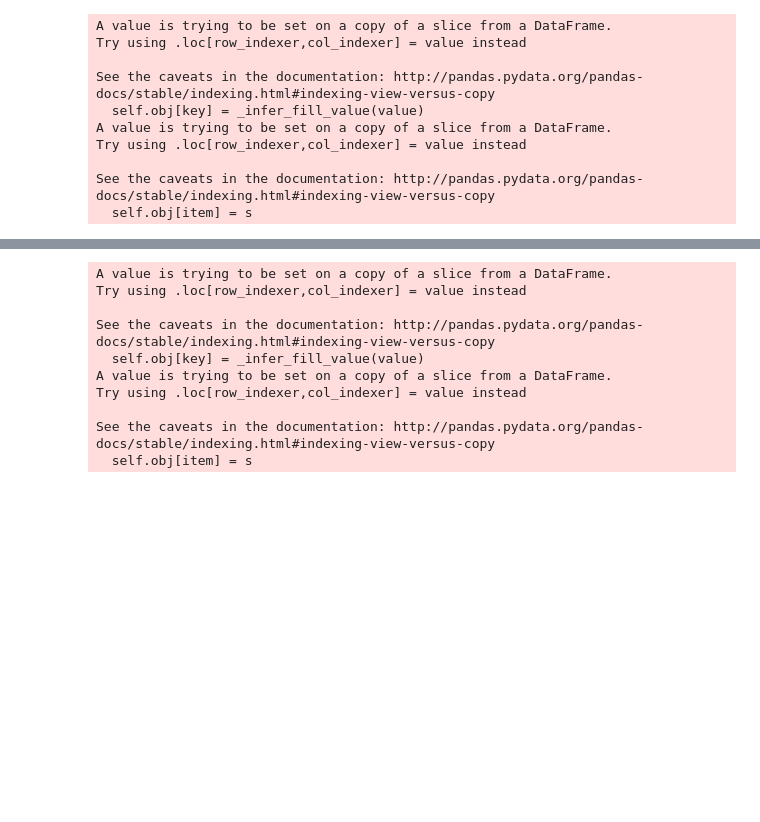
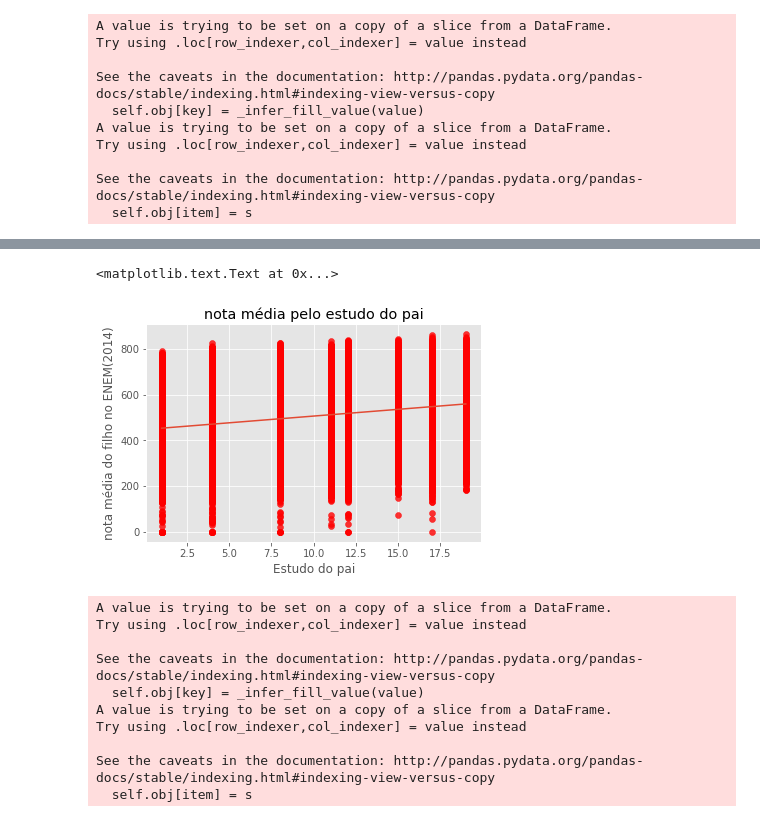
Before and after one commit to manucirne/Projeto3_CD, a Jupyter notebook: Projeto3 - Manoela Campos.ipynb, the cells around one changed output, grey strips where cells are left out. Cells and saved outputs as stored; diff of their text form; code cells hidden in the pictures; blank space fills up the shorter version.

```diff
--- a/Projeto3 - Manoela Campos.ipynb
+++ b/Projeto3 - Manoela Campos.ipynb
@@ -472,3 +427,12 @@ See the caveats in the documentation: http://pandas.pydata.org/pandas-docs/stabl
+# %%
+plt.scatter(DADOS14.ESTUDOPQT,DADOS14.MEDIA_NOTAS, c='red', alpha=0.8)
+plt.plot((DADOS14.ESTUDOPQT.min(),DADOS14.ESTUDOPQT.max()),(5.8867*DADOS14.ESTUDOPQT.min()+447.4805,5.8867*DADOS14.ESTUDOPQT.max()+447.4805))
+plt.title('nota média pelo estudo do pai')
+plt.xlabel('Estudo do pai')
+plt.ylabel('nota média do filho no ENEM(2014)')
+# %% [output]
+<matplotlib.text.Text at 0x...>
+[figure, added]
 # %%
 DADOS14.loc[(DADOS14.ESTUDO_MÃE=='NUNCA'),'ESTUDOMQT'] = 1
 DADOS14.loc[(DADOS14.ESTUDO_MÃE=='1 À 4'),'ESTUDOMQT'] = 4
```
Also changed, not shown: parts of 41 cells of this notebook.
